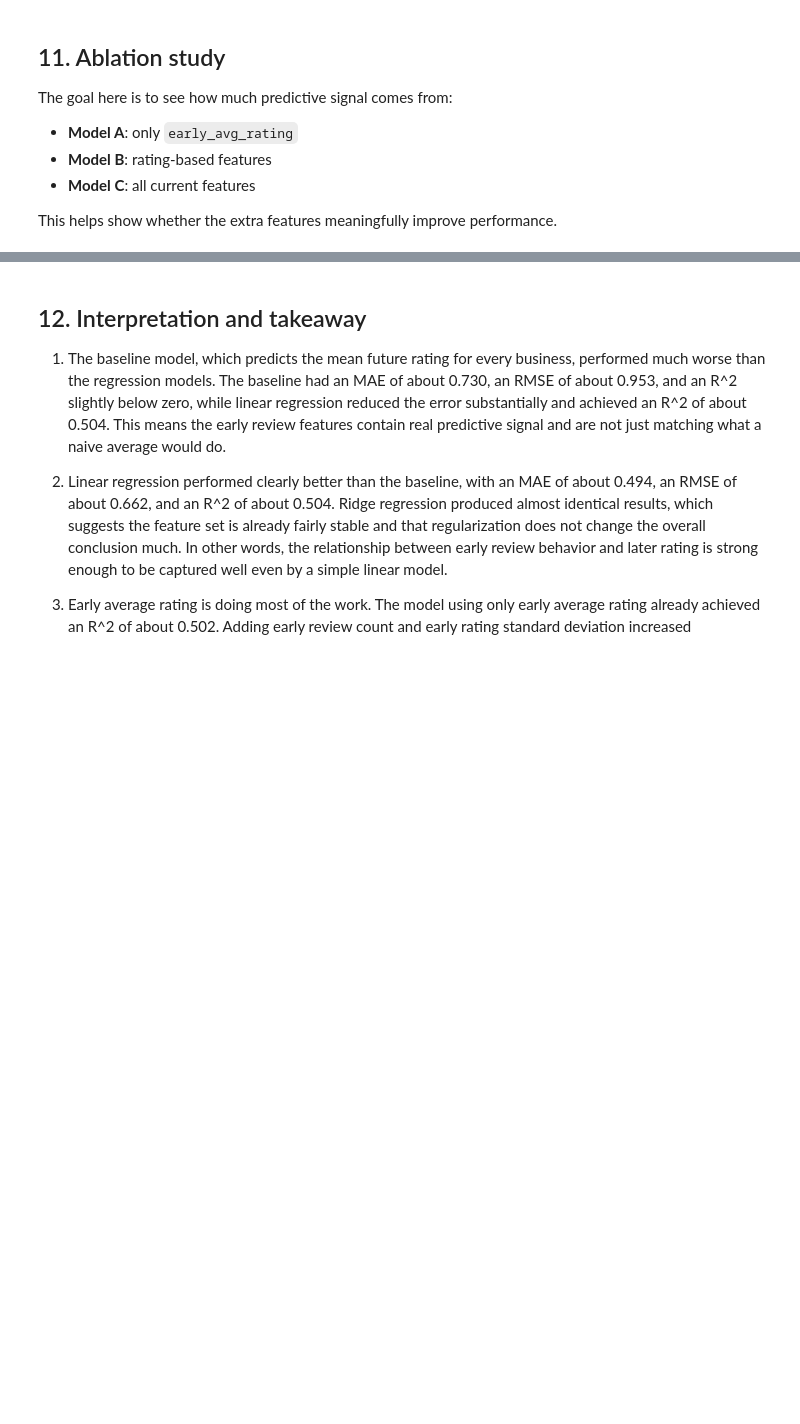
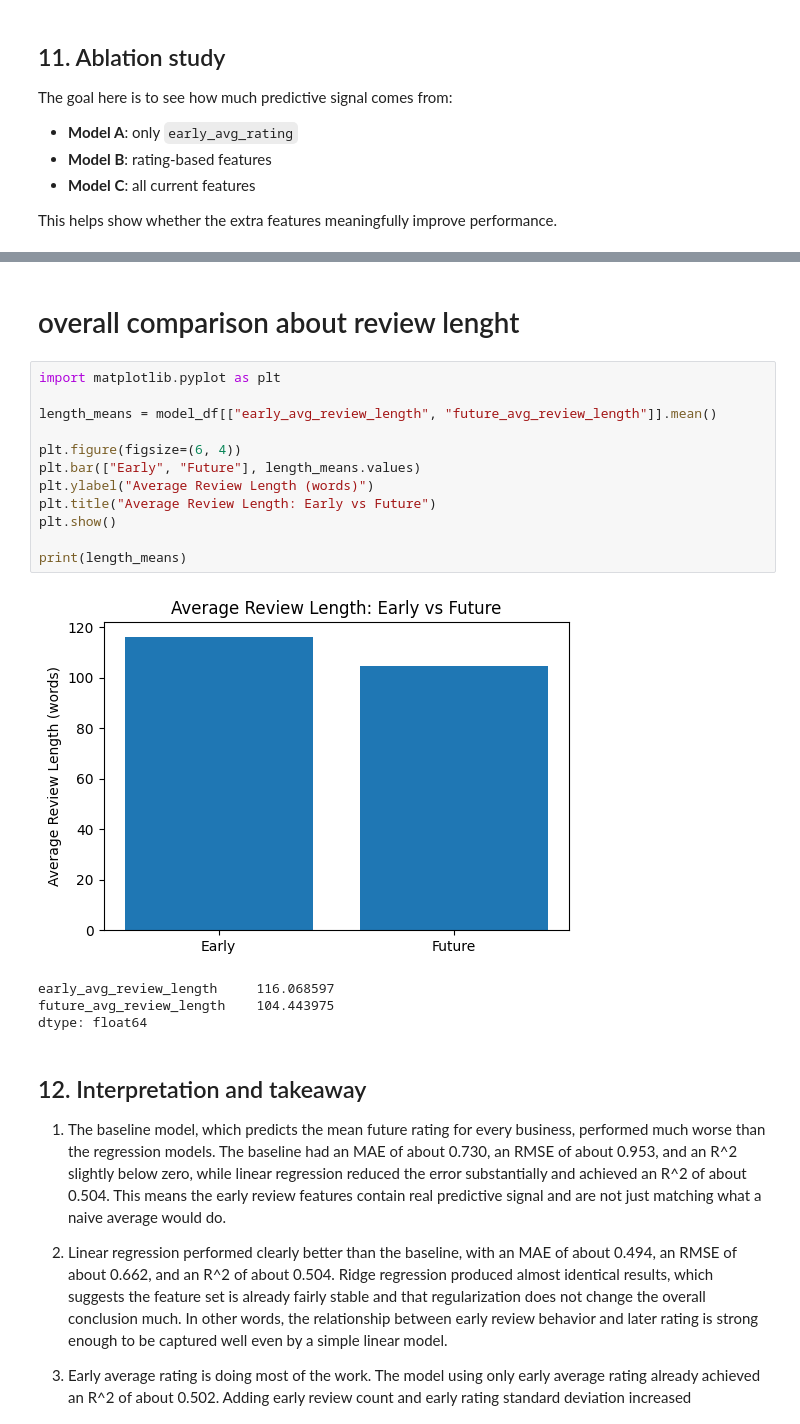
Before and after one commit to EuKey21/cai5133-project, a Jupyter notebook: yelp_review_prediction_90D1Y_COVID.ipynb, the cells around one changed output, grey strips where cells are left out. Saved outputs shown, nothing was run; the diff lists cells and outputs as text; blank space fills up the shorter version.

```diff
--- a/yelp_review_prediction_90D1Y_COVID.ipynb
+++ b/yelp_review_prediction_90D1Y_COVID.ipynb
@@ -568,3 +805,22 @@ results_df
+# %% [markdown]
+# overall comparison about review lenght
+# %%
+import matplotlib.pyplot as plt
+
+length_means = model_df[["early_avg_review_length", "future_avg_review_length"]].mean()
+
+plt.figure(figsize=(6, 4))
+plt.bar(["Early", "Future"], length_means.values)
+plt.ylabel("Average Review Length (words)")
+plt.title("Average Review Length: Early vs Future")
+plt.show()
+
+print(length_means)
+# %% [output]
+[figure, added]
+early_avg_review_length     116.068597
+future_avg_review_length    104.443975
+dtype: float64
 # %% [markdown]
 ## 12. Interpretation and takeaway
 
```
Also changed, not shown: parts of 24 cells of this notebook, 1 other file.
